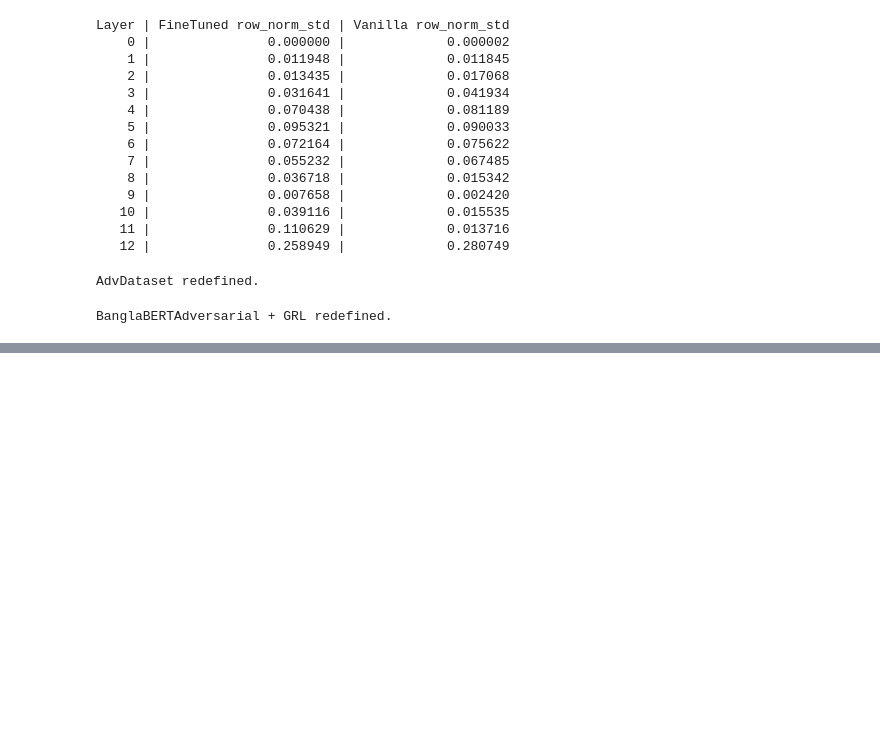
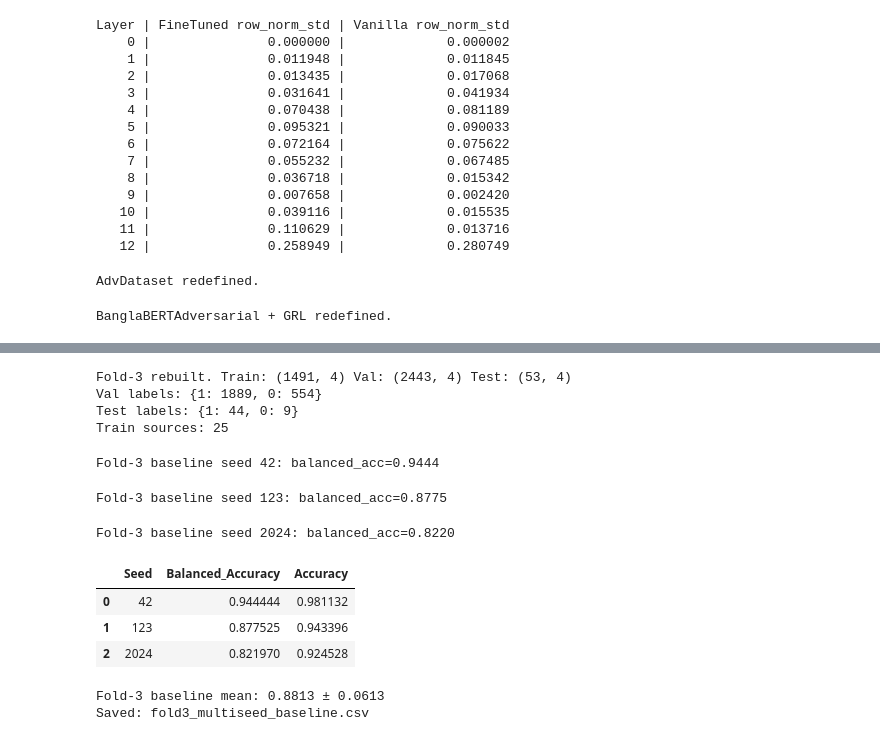
Before and after one commit to jaimulhaque/banglafake-detection, a Jupyter notebook: notebooks/05_ablation_interpretability.ipynb, the cells around one changed output, grey strips where cells are left out. Drawn from its saved outputs; the diff is of its cells as text; code cells hidden in the pictures; blank space fills up the shorter version.

Commit message:
Update training notebook

```diff
--- a/notebooks/05_ablation_interpretability.ipynb
+++ b/notebooks/05_ablation_interpretability.ipynb
@@ -3077,0 +3169,77 @@ print("\nSaved: reconciled_probe_comparison.csv")
+# %%
+# Cell 47: Fold-3 Source-Held-Out Split (self-contained, minority-count val fix — same as Cell 37's fold-4 fix)
+tr_idx3, te_idx3 = splits[3]
+g_train_df3 = full_df.iloc[tr_idx3].reset_index(drop=True)
+g_test_df3  = full_df.iloc[te_idx3].reset_index(drop=True)
+
+best_min_count3, best_split3 = -1, None
+for n_splits_try in [5, 10]:
+    sgkf_val3 = StratifiedGroupKFold(n_splits=n_splits_try, shuffle=True, random_state=42)
+    for t_idx, v_idx in sgkf_val3.split(g_train_df3, y=g_train_df3["label"], groups=g_train_df3["Source"]):
+        vl = g_train_df3.iloc[v_idx]["label"]
+        c = vl.value_counts()
+        mc = c.min() if len(c) == 2 else 0
+        if mc > best_min_count3:
+            best_min_count3 = mc; best_split3 = (t_idx, v_idx)
+tr2_idx3, val2_idx3 = best_split3
+g_train_final3 = g_train_df3.iloc[tr2_idx3].reset_index(drop=True)
+g_val_final3   = g_train_df3.iloc[val2_idx3].reset_index(drop=True)
+
+g_train_loader3 = DataLoader(BanglaFakeNewsDataset(g_train_final3, tokenizer, MAX_LENGTH), batch_size=8, shuffle=True)
+g_val_loader3   = DataLoader(BanglaFakeNewsDataset(g_val_final3, tokenizer, MAX_LENGTH), batch_size=8, shuffle=False)
+g_test_loader3  = DataLoader(BanglaFakeNewsDataset(g_test_df3, tokenizer, MAX_LENGTH), batch_size=8, shuffle=False)
+
+print("Fold-3 rebuilt. Train:", g_train_final3.shape, "Val:", g_val_final3.shape, "Test:", g_test_df3.shape)
+print("Val labels:", g_val_final3["label"].value_counts().to_dict())
+print("Test labels:", g_test_df3["label"].value_counts().to_dict())
+print("Train sources:", g_train_final3["Source"].nunique())
+# %% [output]
+Fold-3 rebuilt. Train: (1491, 4) Val: (2443, 4) Test: (53, 4)
+Val labels: {1: 1889, 0: 554}
+Test labels: {1: 44, 0: 9}
+Train sources: 25
+# %%
+# Cell 48: Fold-3 Multi-Seed BASELINE (unweighted) — needed for fair comparison vs source-balanced
+heldout_seed_results3 = []
+for seed in [42, 123, 2024]:
+    set_seed(seed)
+    m = BanglaBERTOnly(MODEL_NAME).to(device)
+    opt = AdamW(m.parameters(), lr=2e-5, weight_decay=0.01)
+    best_f1_s, best_state_s = -1, None
+    for epoch in range(NUM_EPOCHS):
+        train_one_epoch(m, g_train_loader3, opt, device)
+        vm = eval_split(m, g_val_loader3, device)
+        if vm["F1"] > best_f1_s:
+            best_f1_s = vm["F1"]; best_state_s = {k: v.cpu().clone() for k, v in m.state_dict().items()}
+    m.load_state_dict(best_state_s); m.eval()
+
+    p_s, l_s = [], []
+    with torch.no_grad():
+        for batch in g_test_loader3:
+            ids, am = batch["input_ids"].to(device), batch["attention_mask"].to(device)
+            logits = m(ids, am)
+            p_s.extend(torch.argmax(logits, dim=1).cpu().numpy())
+            l_s.extend(batch["labels"].numpy())
+    p_s, l_s = np.array(p_s), np.array(l_s)
+    bal_s = balanced_accuracy_score(l_s, p_s)
+    heldout_seed_results3.append({"Seed": seed, "Balanced_Accuracy": bal_s, "Accuracy": accuracy_score(l_s, p_s)})
+    print(f"Fold-3 baseline seed {seed}: balanced_acc={bal_s:.4f}")
+    if seed == 42:
+        torch.save(best_state_s, os.path.join(MODELS_DIR, "source_heldout_fold3_baseline_seed42.pt"))
+    del m; torch.cuda.empty_cache()
+
+hs_df3 = pd.DataFrame(heldout_seed_results3)
+display(hs_df3)
+print(f"Fold-3 baseline mean: {hs_df3['Balanced_Accuracy'].mean():.4f} ± {hs_df3['Balanced_Accuracy'].std():.4f}")
+hs_df3.to_csv(os.path.join(REPORTS_DIR, "fold3_multiseed_baseline.csv"), index=False)
+print("Saved: fold3_multiseed_baseline.csv")
+# %% [output]
+Fold-3 baseline seed 42: balanced_acc=0.9444
+Fold-3 baseline seed 123: balanced_acc=0.8775
+Fold-3 baseline seed 2024: balanced_acc=0.8220
+|  | Seed | Balanced_Accuracy | Accuracy |
+| 0 | 42 | 0.944444 | 0.981132 |
+| 1 | 123 | 0.877525 | 0.943396 |
+| 2 | 2024 | 0.821970 | 0.924528 |
+Fold-3 baseline mean: 0.8813 ± 0.0613
+Saved: fold3_multiseed_baseline.csv
```
Also changed, not shown: parts of 11 cells of this notebook, 4 other files.
